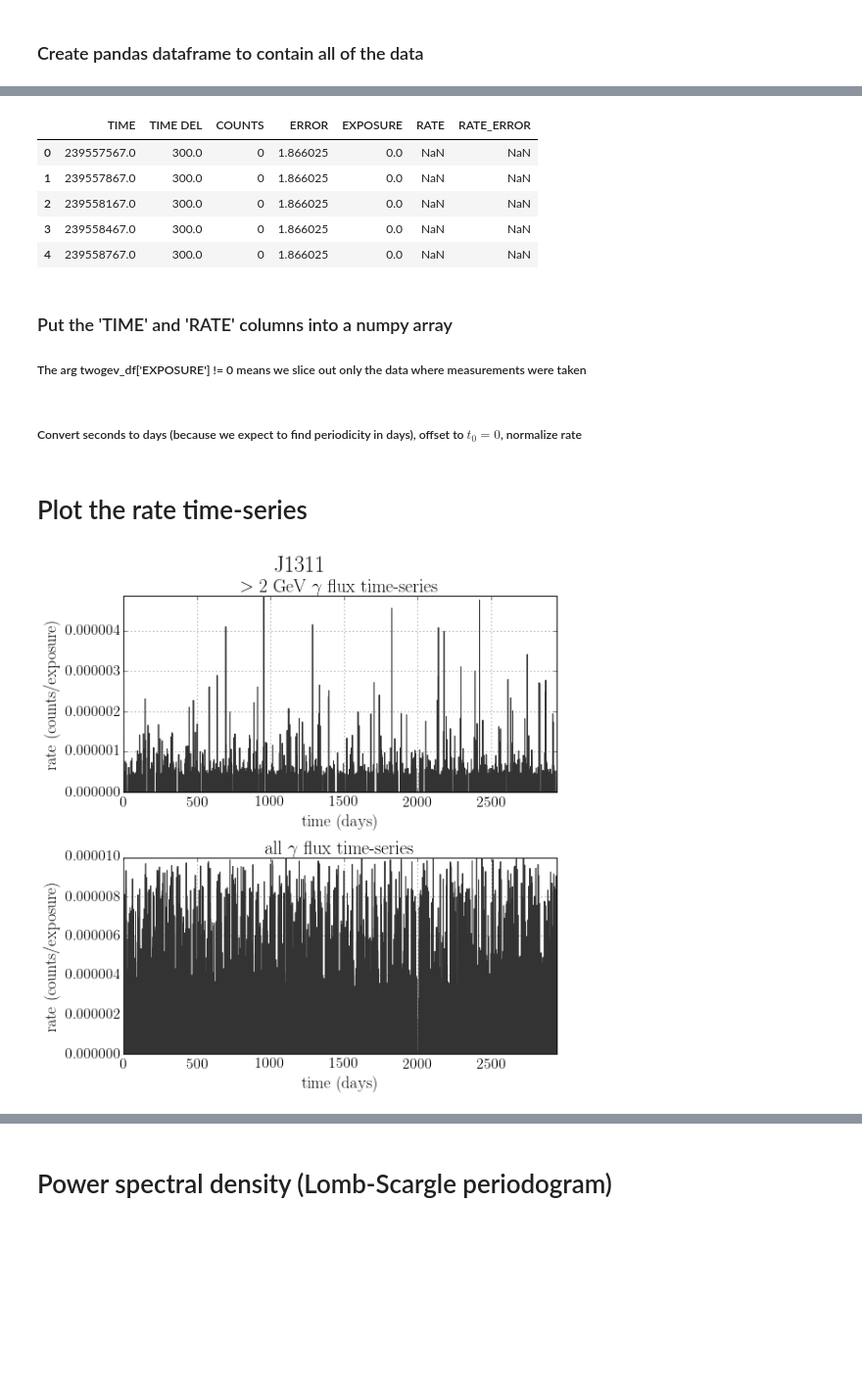
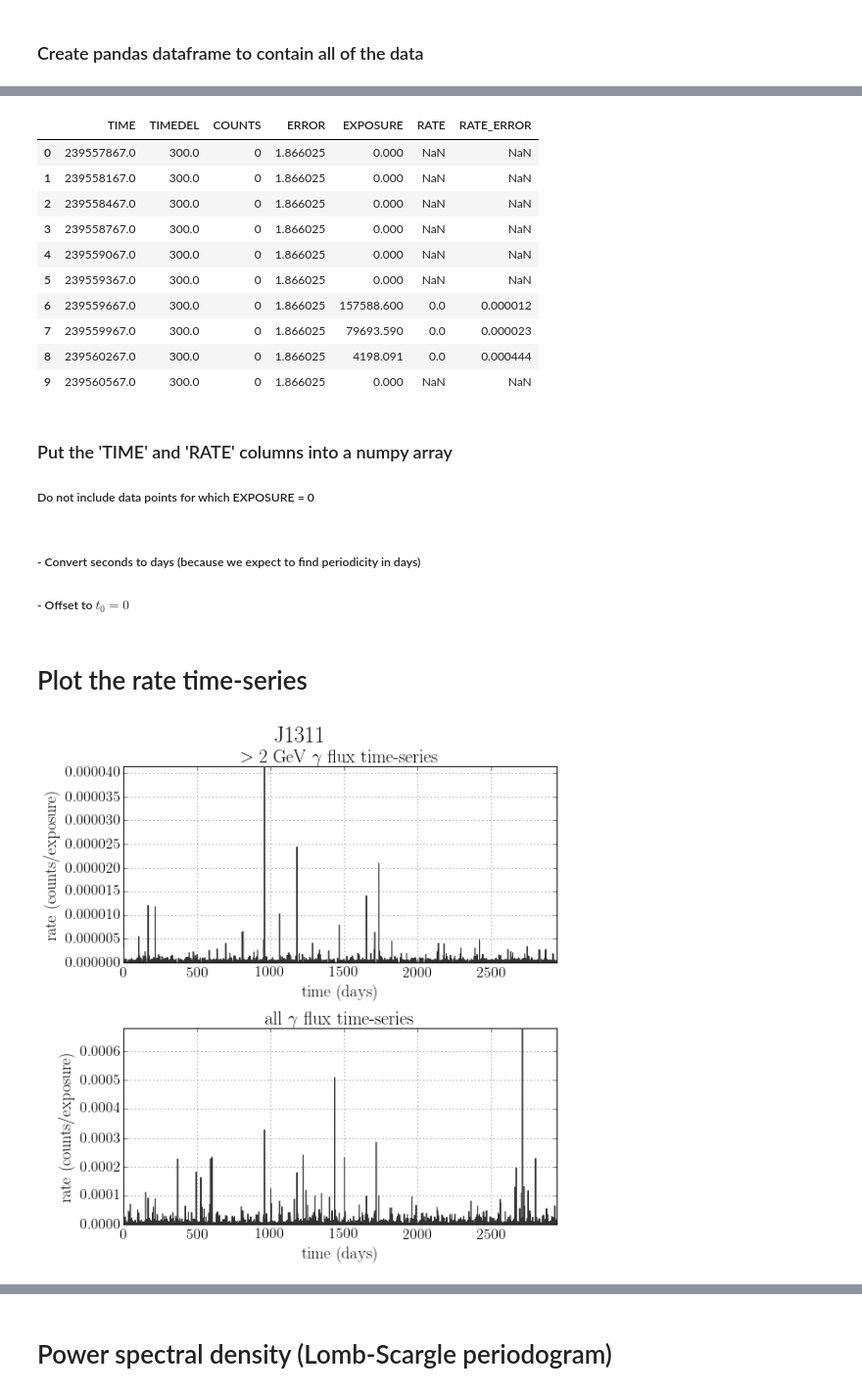
Before and after one commit to tphinkle/pulsar_time-variability, a Jupyter notebook: welch-ls.ipynb, the cells around one changed output, grey strips where cells are left out. Shown at 98% size. Saved outputs shown, nothing was run; the diff lists cells and outputs as text; code cells hidden in the pictures; blank space fills up the shorter version.

```diff
--- a/welch-ls.ipynb
+++ b/welch-ls.ipynb
@@ -66,6 +106,5 @@ new_full_file_handle.close()
 ### Create pandas dataframe to contain all of the data
 # %%
 twogev_df = pd.read_csv(twogev_file_path, sep = '\t', header = 0)
-full_df = pd.read_csv(full_file_path, sep = ',', header = None, names = ['TIME', 'TIME DEL', 'COUNTS', 'ERROR',\
-                     'EXPOSURE', 'RATE', 'RATE_ERROR'])
+full_df = pd.read_csv(full_file_path, sep = '\t', header = 0)
 # %%
@@ -80,20 +124,26 @@ twogev_df.head()
 # %%
-full_df.head()
+full_df.head(10)
 # %% [output]
-|  | TIME | TIME DEL | COUNTS | ERROR | EXPOSURE | RATE | RATE_ERROR |
-| 0 | 239557567.0 | 300.0 | 0 | 1.866025 | 0.0 | NaN | NaN |
-| 1 | 239557867.0 | 300.0 | 0 | 1.866025 | 0.0 | NaN | NaN |
-| 2 | 239558167.0 | 300.0 | 0 | 1.866025 | 0.0 | NaN | NaN |
-| 3 | 239558467.0 | 300.0 | 0 | 1.866025 | 0.0 | NaN | NaN |
-| 4 | 239558767.0 | 300.0 | 0 | 1.866025 | 0.0 | NaN | NaN |
+|  | TIME | TIMEDEL | COUNTS | ERROR | EXPOSURE | RATE | RATE_ERROR |
+| 0 | 239557867.0 | 300.0 | 0 | 1.866025 | 0.000 | NaN | NaN |
+| 1 | 239558167.0 | 300.0 | 0 | 1.866025 | 0.000 | NaN | NaN |
+| 2 | 239558467.0 | 300.0 | 0 | 1.866025 | 0.000 | NaN | NaN |
+| 3 | 239558767.0 | 300.0 | 0 | 1.866025 | 0.000 | NaN | NaN |
+| 4 | 239559067.0 | 300.0 | 0 | 1.866025 | 0.000 | NaN | NaN |
+| 5 | 239559367.0 | 300.0 | 0 | 1.866025 | 0.000 | NaN | NaN |
+| 6 | 239559667.0 | 300.0 | 0 | 1.866025 | 157588.600 | 0.0 | 0.000012 |
+| 7 | 239559967.0 | 300.0 | 0 | 1.866025 | 79693.590 | 0.0 | 0.000023 |
+| 8 | 239560267.0 | 300.0 | 0 | 1.866025 | 4198.091 | 0.0 | 0.000444 |
+| 9 | 239560567.0 | 300.0 | 0 | 1.866025 | 0.000 | NaN | NaN |
 # %% [markdown]
 ### Put the 'TIME' and 'RATE' columns into a numpy array
-##### The arg twogev_df['EXPOSURE'] != 0 means we slice out only the data where measurements were taken
+##### Do not include data points for which EXPOSURE = 0
 # %%
-twogev_data = twogev_df[(twogev_df['EXPOSURE'] != 0) & (twogev_df['RATE'] < 0.000005)][['TIME', 'RATE']].values
-full_data = full_df[(full_df['EXPOSURE'] != 0) & (full_df['RATE'] < 0.000010)][['TIME', 'RATE']].values
+twogev_data = twogev_df[(twogev_df['EXPOSURE'] != 0)][['TIME', 'RATE']].values
+full_data = full_df[(full_df['EXPOSURE'] != 0)][['TIME', 'RATE']].values
 # %% [markdown]
-##### Convert seconds to days (because we expect to find periodicity in days), offset to $t_{0} = 0$, normalize rate
+##### - Convert seconds to days (because we expect to find periodicity in days)
+##### - Offset to $t_{0} = 0$
 # %%
 for data in [twogev_data, full_data]:
     data[:,0] = (data[:,0] - full_data[0,0])/(24*60*60.0)
@@ -114,35 +164,31 @@ plt.plot(twogev_data[:,0], twogev_data[:,1], zorder = 100, c = gray_color) # zor
 plt.xlim(np.min(twogev_data[:,0]), np.max(twogev_data[:,0]))
 plt.ylim(0, np.max(twogev_data[:,1]))
 
 plt.grid()
 plt.tick_params(labelsize = axistick_size)
 
 plt.title(r'$>2$ GeV $\gamma$ flux time-series', size = title_size)
 plt.xlabel('time (days)', size = axislabel_size)
 plt.ylabel('rate (counts/exposure)', size = axislabel_size)
 
 # All photons plot
 plt.sca(ax1)
 plt.plot(full_data[:,0], full_data[:,1], zorder = 100, c = gray_color)
 
 plt.xlim(np.min(full_data[:,0]), np.max(full_data[:,0]))
 plt.ylim(0,np.max(twogev_data[:,1]))
 
 plt.grid()
 plt.tick_params(labelsize = axistick_size)
 
 plt.title(r'all $\gamma$ flux time-series', size = title_size)
 plt.xlabel('time (days)', size = axislabel_size)
 plt.ylabel('rate (counts/exposure)', size = axislabel_size)
 
 # Finalize, save, display plot
-
 fig.tight_layout()
-
-#plt.xlim(0,10)
-plt.ylim(0,np.max(full_data[:,1]))
 #plt.savefig('./' + pulsar_name + '_time-series.png', dpi = 300)
 
 plt.show()
 # %% [output]
-[figure, old version]
+[figure, new version]
```
Also changed, not shown: parts of 35 cells of this notebook.
